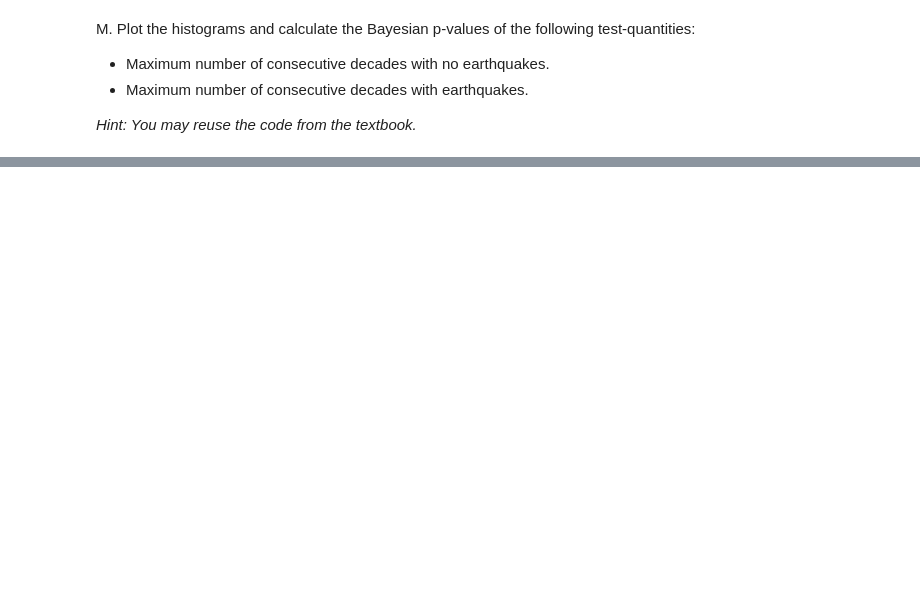
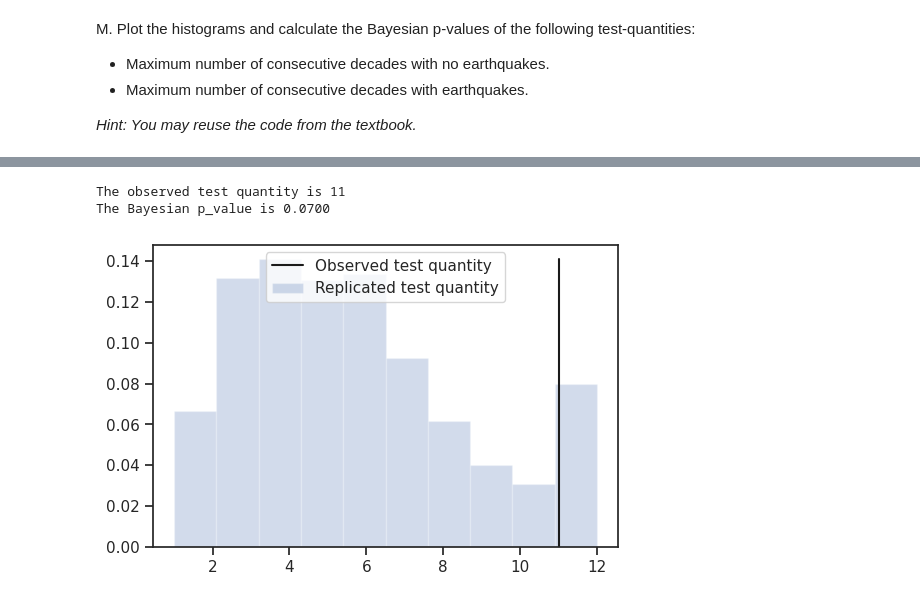
Before and after one commit to schemp98/data-analytics-se, a Jupyter notebook: lecturebook/homework/homework-03_SCC.ipynb, the cells around one changed output, grey strips where cells are left out. Drawn from its saved outputs; the diff is of its cells as text; code cells hidden in the pictures; blank space fills up the shorter version.

```diff
--- a/lecturebook/homework/homework-03_SCC.ipynb
+++ b/lecturebook/homework/homework-03_SCC.ipynb
@@ -972,3 +970,26 @@ The Bayesian p_value is 0.4610
 # (maximum number of consecutive decades with earthquakes)
 # Hint: copy paste your code from the previous cell
 # and make the necessary modifications
+
+def T_eq_max_ceq(x):
+    """Return the maximum number of consecutive decades
+    with no earthquakes."""
+    count = 0
+    result = 0
+    for i in range(x.shape[0]):
+        if x[i] == 0:
+            count = 0
+        else:
+            count += 1
+            result = max(result, count)
+    return result
+# %%
+do_diagnostics(
+    lambda_post,
+    x_rep.flatten(),
+    T_eq_max_ceq
+)
+# %% [output]
+The observed test quantity is 11
+The Bayesian p_value is 0.0700
+[figure, added]
```
Also changed, not shown: parts of 20 cells of this notebook.
